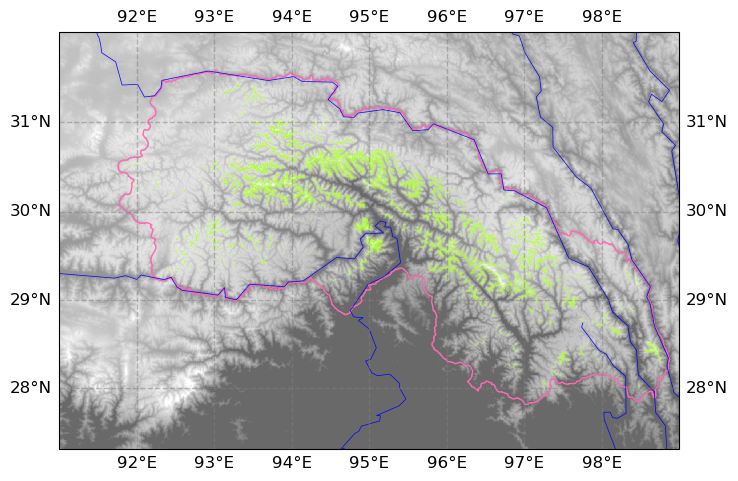
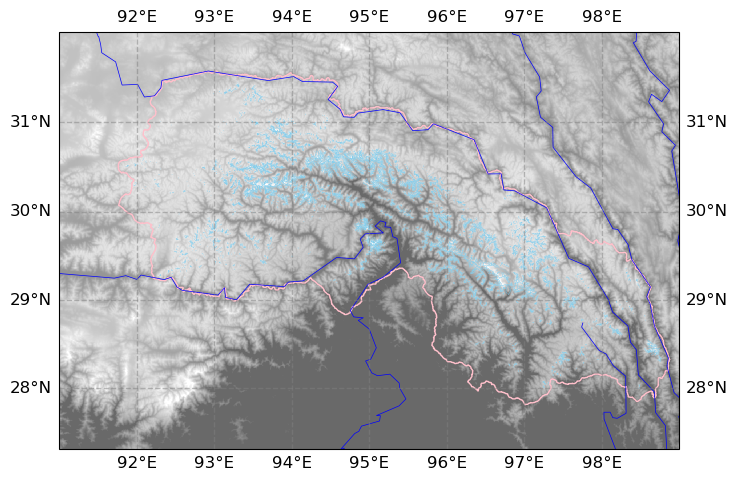
Unified diff of the notebook cell whose output changed from the first chart to the second:
--- before
+++ after
@@ -8,8 +8,8 @@
 
 ## 0. dem image
-ax_dem = ax.imshow(dem, extent=dem_info['geoextent'], 
+ax_dem = ax.imshow(dem.array, extent=dem.geoextent, 
                                 vmin=2500, vmax=6000, cmap=cmap_dem, \
                                 transform=ccrs.PlateCarree(), zorder=0)   ## cmap:PRGn
-# ax_dem = ax.imshow(dem_shade, extent=dem_shade_info['geoextent'], 
+# ax_dem = ax.imshow(dem_shade.array, extent=dem_shade_info.geoextent, 
 #                                 vmin=120, vmax=230, cmap=cmap_dem, \
 #                                 transform=ccrs.PlateCarree(), zorder=0)   ## cmap:PRGn
@@ -18,5 +18,5 @@
 ## 1. Tibeteau southeast boundary; color: 'lightgreen'; 'HotPink'
 shp_fea = cfeature.ShapelyFeature(Reader(path_setp_vec).geometries(), \
-                      crs=ccrs.PlateCarree(), edgecolor='HotPink', linewidth=1, linestyle='-', facecolor='none')
+                      crs=ccrs.PlateCarree(), edgecolor='Pink', linewidth=1, linestyle='-', facecolor='none')
 ax.add_feature(shp_fea, zorder=0)
 
@@ -29,5 +29,5 @@
 ##  Color option: GreenYellow, Cyan
 shp_fea = cfeature.ShapelyFeature(Reader(path_setp_rgi60).geometries(), \
-                      crs=ccrs.PlateCarree(), edgecolor='GreenYellow', linewidth=0.2, facecolor='none')
+                      crs=ccrs.PlateCarree(), edgecolor='SkyBlue', linewidth=0.2, facecolor='none')
 ax.add_feature(shp_fea, zorder=0)
 

Commit: new commit